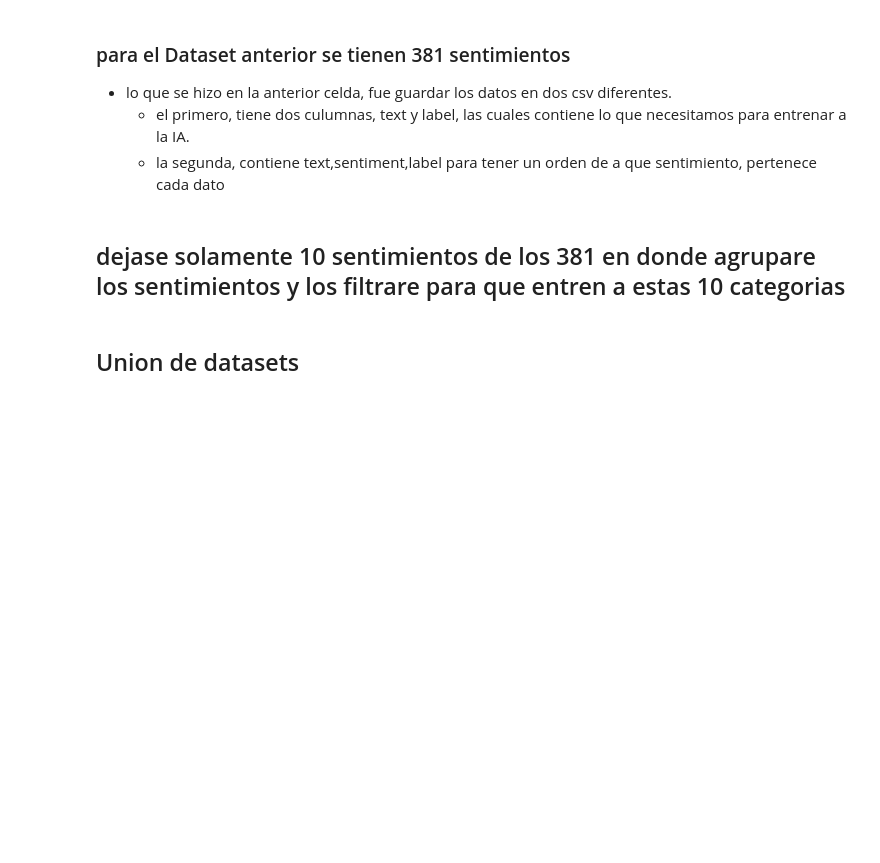
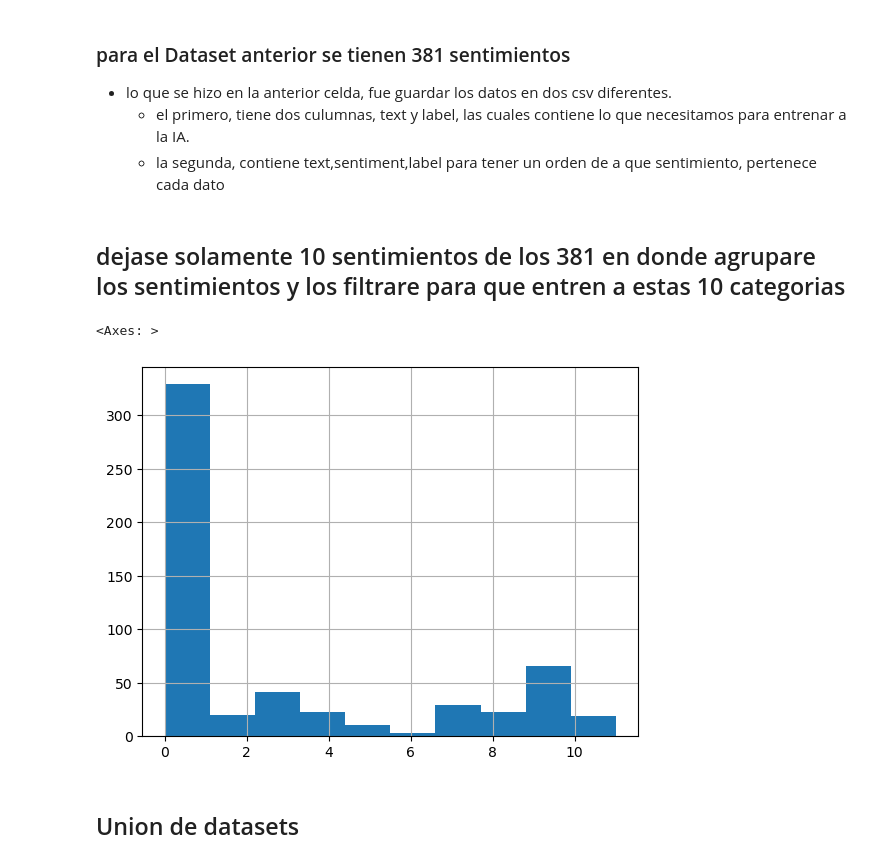
Before and after one commit to Home-group-2-AI-Project/Ai_Project, a Jupyter notebook: AITraining/Unify_dataset.ipynb, the cells around one changed output. Saved outputs shown, nothing was run; the diff lists cells and outputs as text; code cells hidden in the pictures; blank space fills up the shorter version.

```diff
--- a/AITraining/Unify_dataset.ipynb
+++ b/AITraining/Unify_dataset.ipynb
@@ -156,33 +156,37 @@ df4
 grupos = {
     'sadness': ['sad', 'disappointed','sentiment','frustrated','disillusioned'],
     'joy': ['prideful','vibrant','joyful', 'grateful', 'excited', 'happy', 'relieved', 'positive','delighted', 'moved', 'enchanted', 'peaceful','energized','thrilled', 'enthusiastic', 'promising', 'memorable', 'transformative','engaged',],
     'love': ['love','hopeful','touched', 'proud', 'comforted','appreciative', 'inclusive', 'respectful', 'unity', 'emotional'],
     'fear': ['worried', 'anxious'],
     'anger': ['angry','provoked','outraged'],
     'surprise': ['surprised','amazed','groundbreaking'],
     'anxious' :['anxious','eager','concerned','consumed'],
     'neutral': ['diverse','cultural','validated','neutral', 'indifferent','content','trendy', 'informative'],
     'curious' :['intrigued', 'curious', 'fascinated', 'engrossed','enlightening', 'revealing', 'inspiring'],
     'reflection' :['nostalgic','inspired', 'impressed', 'motivated', 'significant', 'revolutionary', 'optimistic', 'impactful', 'compelling','enthralled'],
     'peacefull':['relaxed','empowered','captivated'],
     'negative':['addicted','controversial','influenced','evocative','negative']
 }
 df5=pd.read_csv('ModelosCSV/HsentimentsF.csv')
 df5
 target_map_original = {'sadness': 0,'joy': 1,'happy': 1,'love':2,'anger': 3,'fear':4,'surprise':5,'anxious':6,'neutral':7,'curious':8,'reflection':9,'peacefull':10,'negative':11}
 def assign_numeric_value(sentiment):
     for group, values in grupos.items():
         if sentiment.lower() in values:
             return target_map_original[group]
     return None  # Devuelve None si no se encuentra en ningún grupo
 
 # Aplicar la función a la columna 'sentiment' del DataFrame y crear una nueva columna 'label'
 df5['label'] = df5['sentiment'].apply(assign_numeric_value)
 df_sin_nan = df5.dropna(subset=['label'])
 df_sin_nan
 new_df5_use = df5[['text','label']]
 new_df5_use.to_csv('ModelosCSV/HsentimentsFFilter_sentiments.csv', index=False)
 df5c=pd.read_csv('ModelosCSV/HsentimentsFFilter_sentiments.csv')
+df5c['label'].hist()
+# %% [output]
+<Axes: >
+[figure, added]
 # %% [markdown]
 ## Union de datasets
 # %%
```
Also changed, not shown: parts of 2 cells of this notebook, 1 other file.
